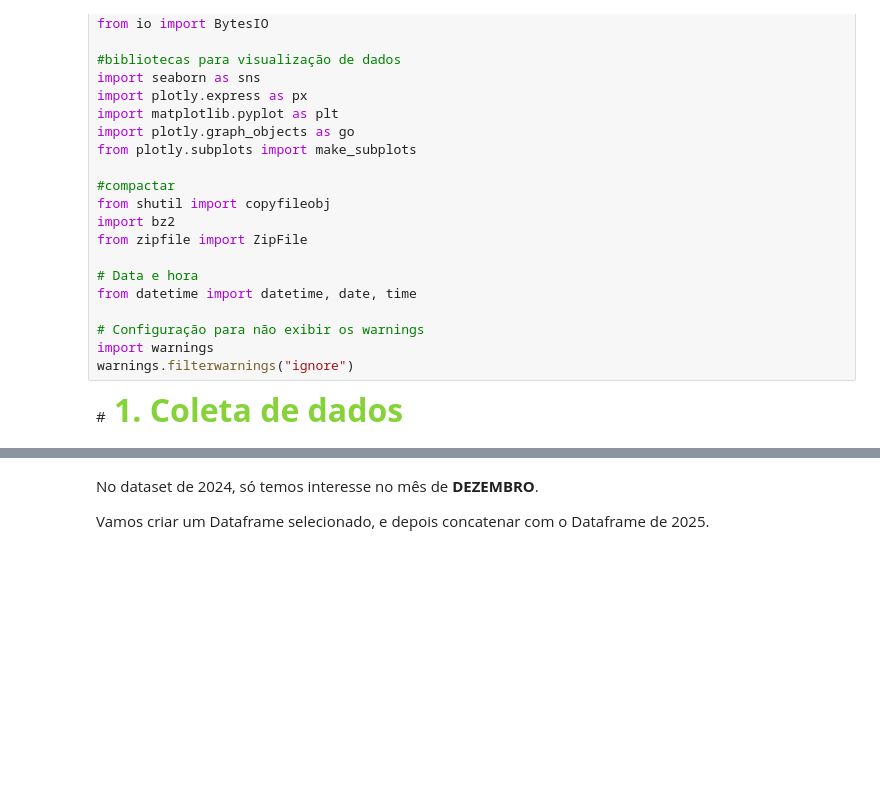
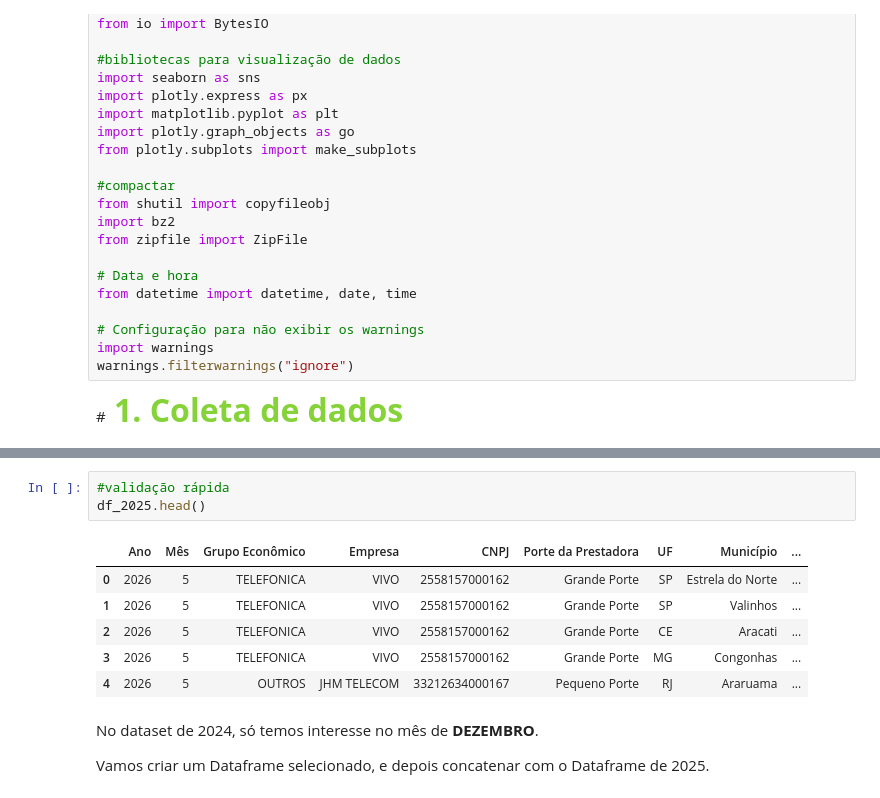
Before and after one commit to gabrielmprata/anatel_banda_larga_fixa, a Jupyter notebook: Preprocessamento_banda_larga_fixa_v02.ipynb, the cells around one changed output, grey strips where cells are left out. Cells and saved outputs as stored; diff of their text form; blank space fills up the shorter version.

```diff
--- a/Preprocessamento_banda_larga_fixa_v02.ipynb
+++ b/Preprocessamento_banda_larga_fixa_v02.ipynb
@@ -171,3 +172,13 @@ Segundo arquivo carregado: (8156040, 16)
+# %%
+#validação rápida
+df_2025.head()
+# %% [output]
+|  | Ano | Mês | Grupo Econômico | Empresa | CNPJ | Porte da Prestadora | UF | Município | ... |
+| 0 | 2026 | 5 | TELEFONICA | VIVO | 2558157000162 | Grande Porte | SP | Estrela do Norte | ... |
+| 1 | 2026 | 5 | TELEFONICA | VIVO | 2558157000162 | Grande Porte | SP | Valinhos | ... |
+| 2 | 2026 | 5 | TELEFONICA | VIVO | 2558157000162 | Grande Porte | CE | Aracati | ... |
+| 3 | 2026 | 5 | TELEFONICA | VIVO | 2558157000162 | Grande Porte | MG | Congonhas | ... |
+| 4 | 2026 | 5 | OUTROS | JHM TELECOM | 33212634000167 | Pequeno Porte | RJ | Araruama | ... |
 # %% [markdown]
 No dataset de 2024, só temos interesse no mês de **DEZEMBRO**.
 >
```
Also changed, not shown: parts of 3 cells of this notebook.
